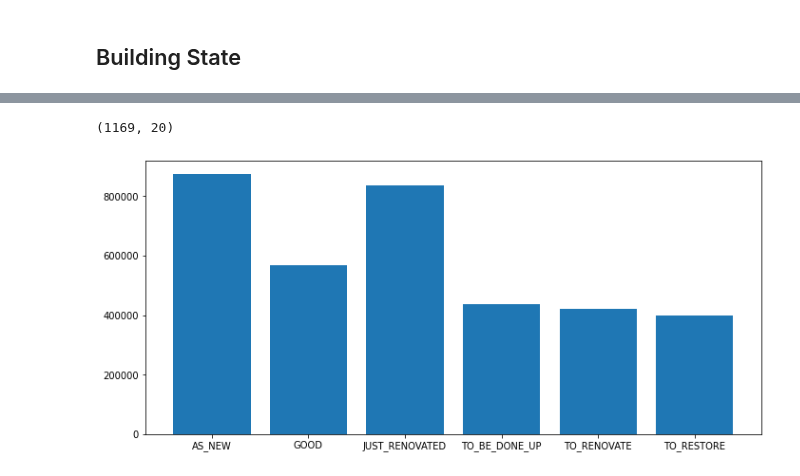
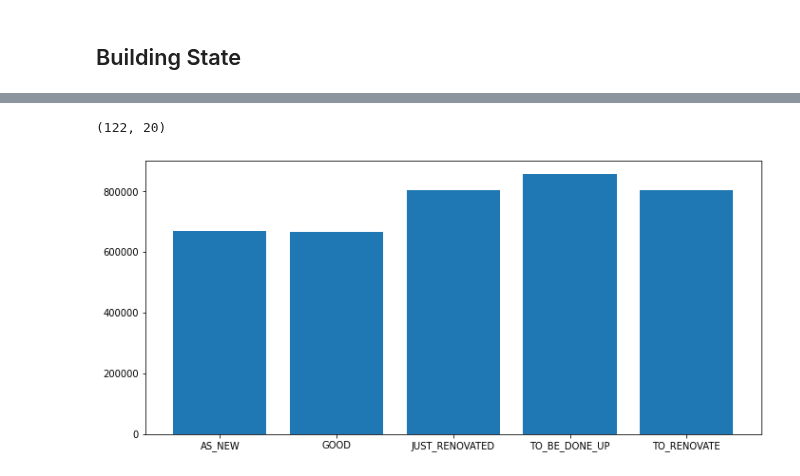
Before and after one commit to phfimmers/Data_visualization, a Jupyter notebook: Correlations/emre_plot.ipynb, the cells around one changed output, grey strips where cells are left out. Saved outputs shown, nothing was run; the diff lists cells and outputs as text; code cells hidden in the pictures.

```diff
--- a/Correlations/emre_plot.ipynb
+++ b/Correlations/emre_plot.ipynb
@@ -204,16 +283,14 @@ The avarage price of square of houses in the cheapest municipalities: 623.333333
 # %%
-house_filtered = df.loc[(df.rooms_number==3) & (df.house_is==False) & (df.region=='Brussels')]
+house_filtered = df.loc[(df.rooms_number==3) & (df.house_is==True) & (df.region=='Brussels')]
 house_filtered.shape
 # %% [output]
-(1169, 20)
+(122, 20)
 # %%
-by_state = house_filtered.groupby('building_state')['price'].mean()
-by_st = pd.DataFrame(by_state)
-by_st.drop(by_st[by_st.index == 'unknown'].index, inplace = True)
+
 # Create plot axes
 plt.axes([1,2,1.5,1])
 
 plt.bar(by_st.index, by_st.price)
 plt.show()
 # %% [output]
-[figure, old version]
+[figure, new version]
```
Also changed, not shown: parts of 14 cells of this notebook, 3 other files.
